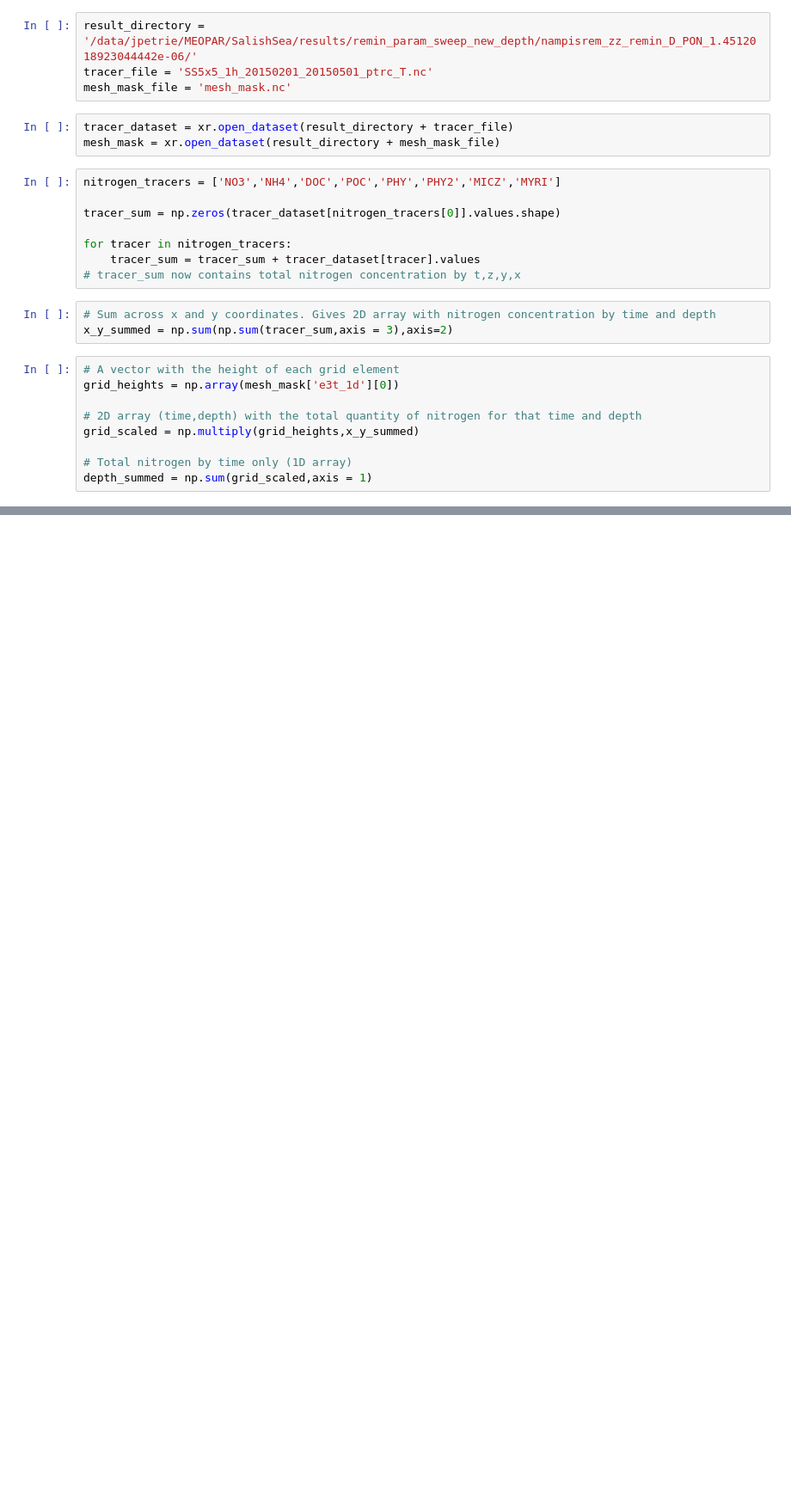
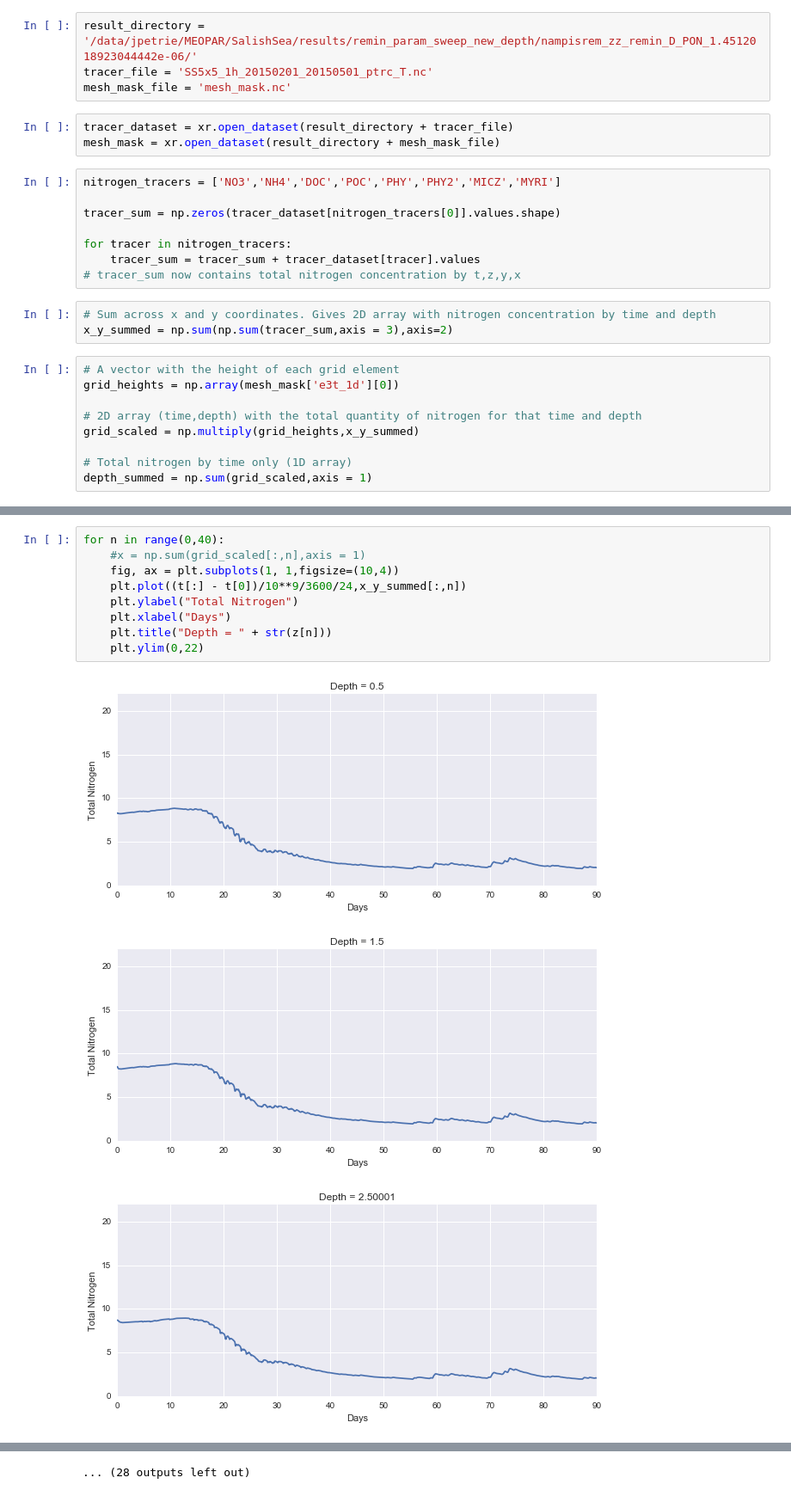
Before and after one commit to SalishSeaCast/analysis-james, a Jupyter notebook: notebooks/total_nitrogen.ipynb, the cells around one changed output, grey strips where cells are left out. Shown at 86% size. Saved outputs shown, nothing was run; the diff lists cells and outputs as text; blank space fills up the shorter version.

```diff
--- a/notebooks/total_nitrogen.ipynb
+++ b/notebooks/total_nitrogen.ipynb
@@ -41,0 +65,13 @@ plt.title("5x5 Total Nitrogen vs. Time")
+# %%
+for n in range(0,40):
+    #x = np.sum(grid_scaled[:,n],axis = 1)
+    fig, ax = plt.subplots(1, 1,figsize=(10,4))
+    plt.plot((t[:] - t[0])/10**9/3600/24,x_y_summed[:,n])
+    plt.ylabel("Total Nitrogen")
+    plt.xlabel("Days")
+    plt.title("Depth = " + str(z[n]))
+    plt.ylim(0,22)
+# %% [output]
+[figure, added]
+[figure, added]
+[figure, added]
@@ -41,0 +87 @@ plt.title("5x5 Total Nitrogen vs. Time")
+... (28 outputs left out)
```
Also changed, not shown: parts of 5 cells of this notebook.
